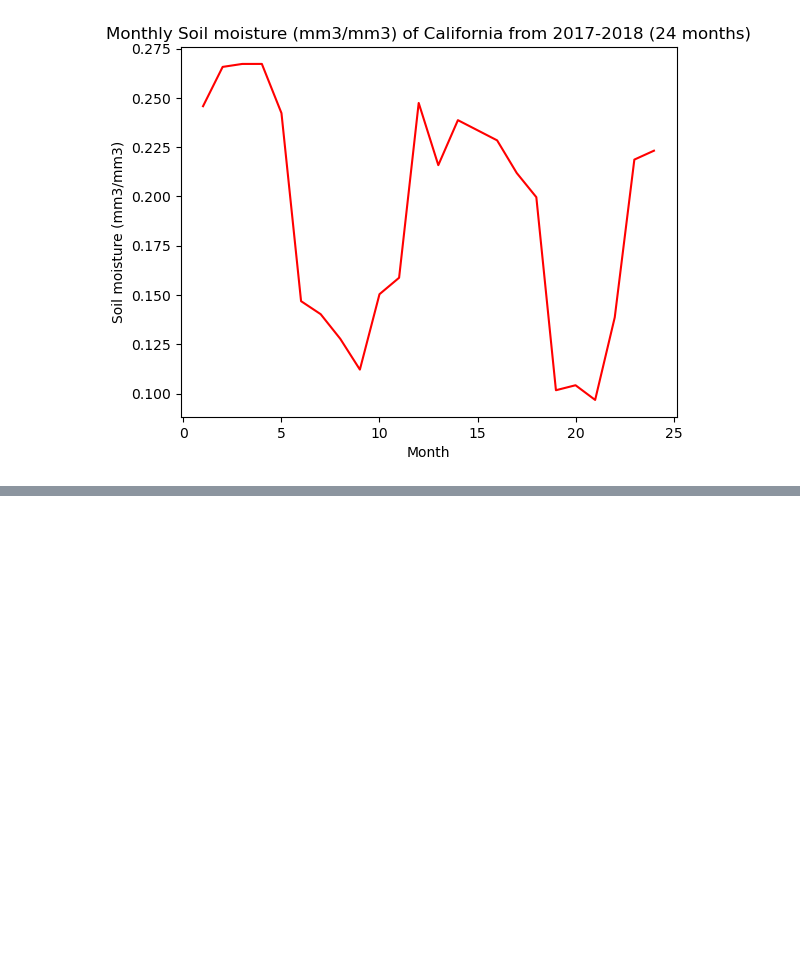
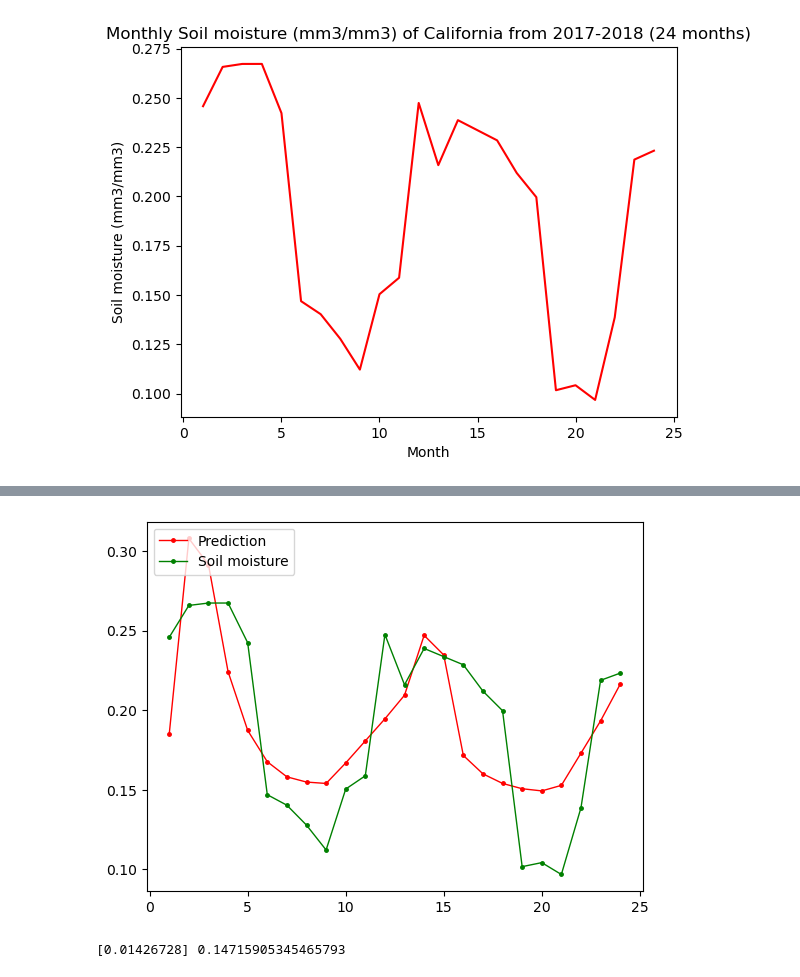
Before and after one commit to SILENT-GUO/MCM_works, a Jupyter notebook: Competition/Tasks/DataProcessing.ipynb, the cells around one changed output, grey strips where cells are left out. Saved outputs shown, nothing was run; the diff lists cells and outputs as text; code cells hidden in the pictures; blank space fills up the shorter version.

```diff
--- a/Competition/Tasks/DataProcessing.ipynb
+++ b/Competition/Tasks/DataProcessing.ipynb
@@ -112,0 +123,18 @@ plt.show()
+# %%
+def sigmoid(x):
+    return 1 / (1 + np.exp(-x))
+rainfall_list, temperature_list, air_pressure_list = np.array(rainfall_list), np.array(temperature_list), np.array(air_pressure_list)
+# %%
+from sklearn import linear_model
+model = linear_model.LinearRegression()
+df_train = pd.DataFrame({'rainfall': rainfall_list , 'temperature': np.log(temperature_list), 'soil_moisture': soil_moisture})
+model.fit(df_train[['rainfall']], df_train['soil_moisture'])
+prediction = model.predict(df_train[['rainfall']])
+plt.plot(month, prediction, 'r', marker='.', c='r', ms=5, linewidth='1', label="Prediction")
+plt.plot(month, soil_moisture, 'r', marker='.', c='g', ms=5, linewidth='1', label="Soil moisture")
+plt.legend(loc="upper left")
+plt.show()
+print(model.coef_, model.intercept_)
+# %% [output]
+[figure, added]
+[0.01426728] 0.14715905345465793
```
Also changed, not shown: parts of 2 cells of this notebook, 7 other files.
